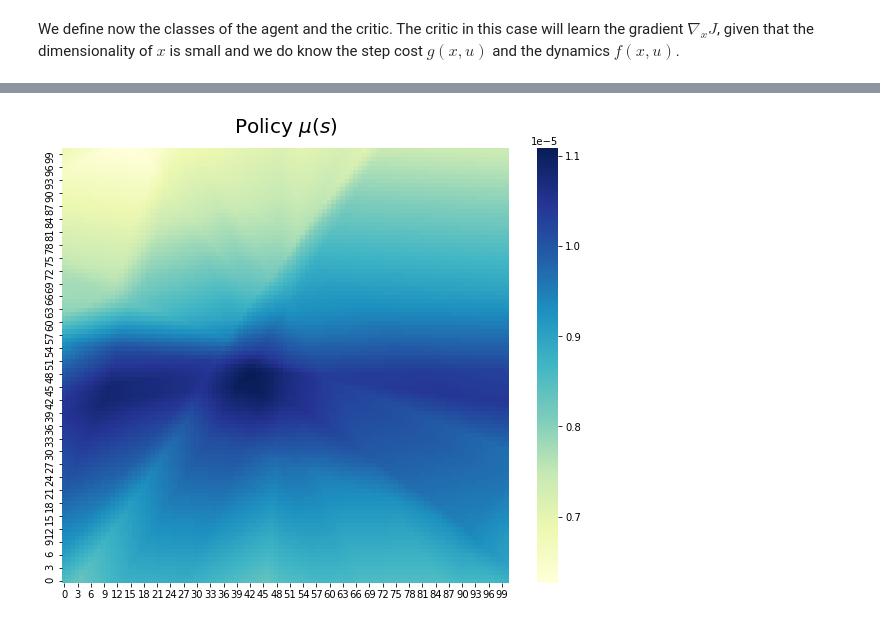
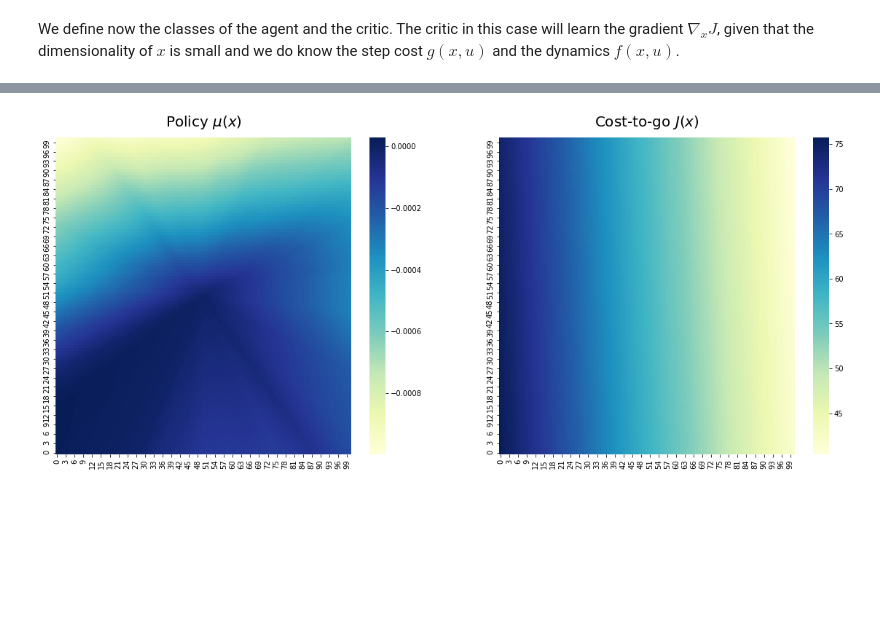
Before and after one commit to tarod13/OptimalControl, a Jupyter notebook: OptimalControl_DP_project.ipynb, the cells around one changed output, grey strips where cells are left out. Drawn from its saved outputs; the diff is of its cells as text; code cells hidden in the pictures; blank space fills up the shorter version.

Commit message:
Added critic that estimates cost-to-go

```diff
--- a/OptimalControl_DP_project.ipynb
+++ b/OptimalControl_DP_project.ipynb
@@ -705,3 +847,3 @@ Step: 999, Loss: 3.087e-02
 # %%
-train_actor(actor, critic, verbose=True, n_steps=10, print_each=1, n_points=1024) # 5000/1024
+train_actor(actor, critic, verbose=True, n_steps=400, print_each=40, n_points=4056) # 5000/1024
 # %% [output]
@@ -718,3 +860,3 @@ Step: 9, Loss: 1.138e-02
 # %%
-train_actor_critic(actor, critic, n_cicles=40)
+train_actor_critic(actor, critic, n_cicles=10)
 # %% [output]
@@ -737,0 +873,9 @@ train_actor_critic(actor, critic, n_cicles=40)
+# %%
+with torch.no_grad():
+  x = generate_init_states_grid()
+  x_torch = torch.FloatTensor(x)
+  u_torch = actor(x_torch)
+  g = calculate_g(x_torch, u_torch).detach().numpy()
+  f = calculate_f(x_torch, u_torch, args=ode_args).detach().numpy()
+  gradJ = critic(x_torch).detach().numpy()
+  loss = (g + np.einsum('ij,ij->i', gradJ, f)).reshape(101,101)
@@ -738,14 +904,19 @@ train_actor_critic(actor, critic, n_cicles=40)
 # %%
-x = generate_init_states_grid()
-x_torch = torch.FloatTensor(x)
-u_torch = actor(x_torch).detach()
-u = u_torch.numpy().reshape(101,101)
+with torch.no_grad():
+  x = generate_init_states_grid()
+  x_torch = torch.FloatTensor(x)
+  u_torch = actor(x_torch)
+  u = u_torch.numpy().reshape(101,101)
+  J = criticJ(x_torch).numpy().reshape(101,101)
 # %%
-fig, ax = plt.subplots(1,1, figsize=(10,8))
-sns_ax = sns.heatmap(u, ax=ax, cmap='YlGnBu')
+fig, ax = plt.subplots(1,2, figsize=(20,8))
+sns_ax = sns.heatmap(u.T, ax=ax[0], cmap='YlGnBu')
 sns_ax.invert_yaxis()
-plt.title('Policy $\mu(s)$', fontsize=20, pad=15)
+sns_ax2 = sns.heatmap(J.T, ax=ax[1], cmap='YlGnBu')
+sns_ax2.invert_yaxis()
+ax[0].set_title('Policy $\mu(x)$', fontsize=20, pad=15)
+ax[1].set_title('Cost-to-go $J(x)$', fontsize=20, pad=15)
 plt.show()
 plt.close()
 # %% [output]
-[figure, old version]
+[figure, new version]
```
Also changed, not shown: parts of 17 cells of this notebook.
